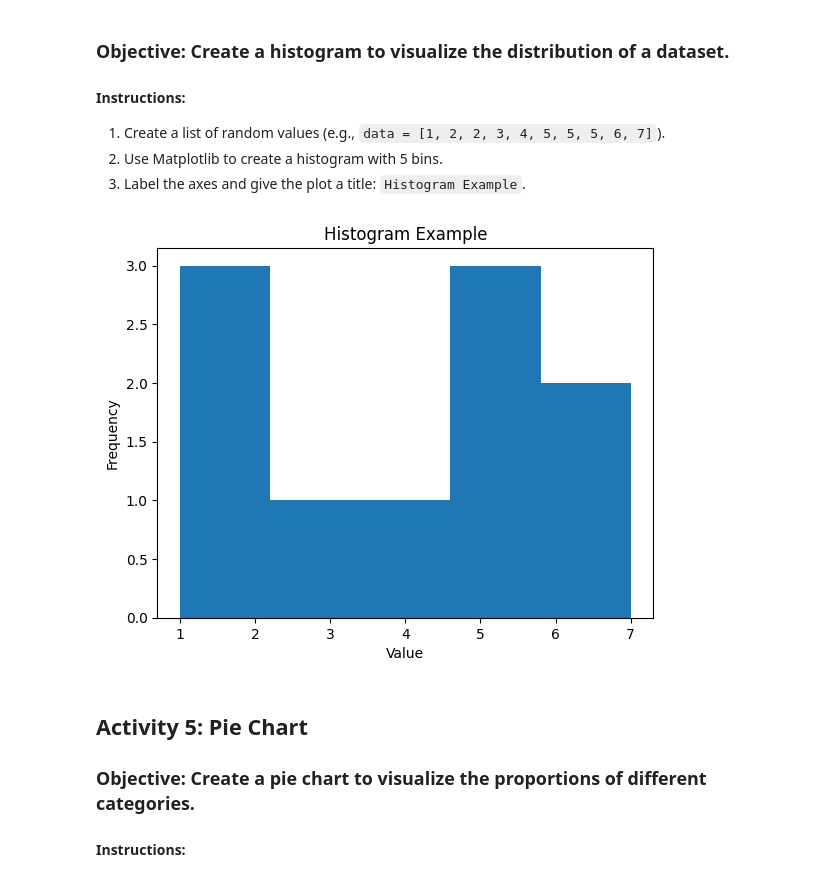
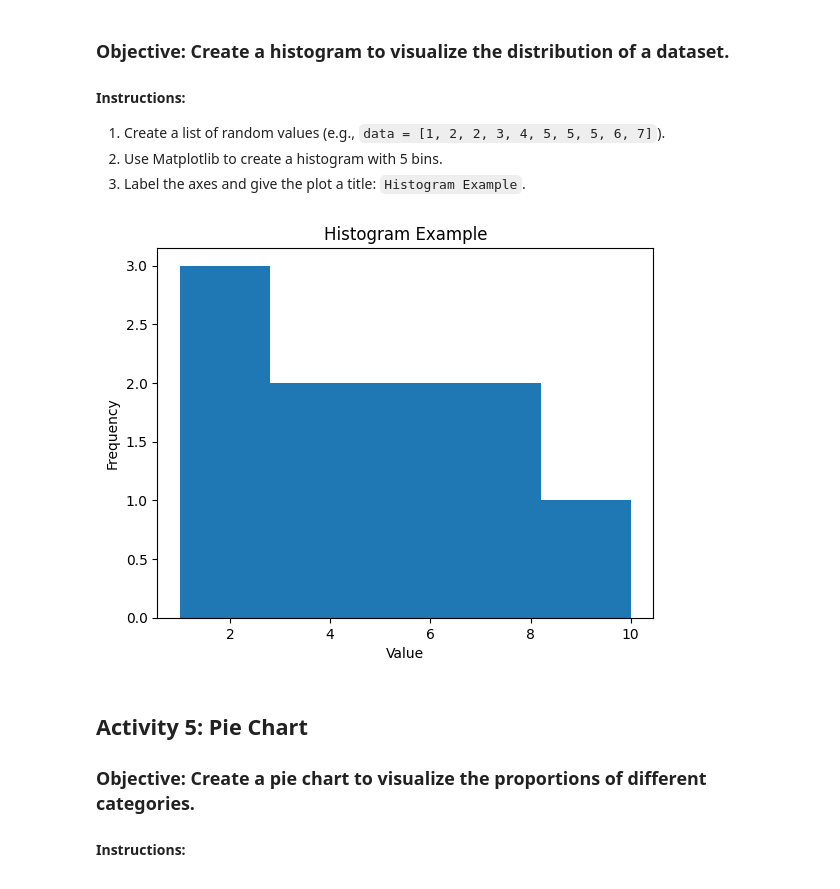
Before and after one commit to HanumappaAK/python-jupyter-template, a Jupyter notebook: activities/1.2-using-matplotlib.ipynb, the cells around one changed output. Drawn from its saved outputs; the diff is of its cells as text; code cells hidden in the pictures.

```diff
--- a/activities/1.2-using-matplotlib.ipynb
+++ b/activities/1.2-using-matplotlib.ipynb
@@ -85,20 +85,20 @@ plt.show()
 3. Label the axes and give the plot a title: `Histogram Example`.
 # %%
 # Data
-data = [1, 2, 2, 3, 4, 5, 5, 5, 6, 7]
+data = [1, 2, 2, 3, 4, 8, 5, 10, 6, 7]
 
 # Create a histogram
 plt.hist(data, bins=5)
 
 # Labeling the axes and the plot
 plt.xlabel('Value')
 plt.ylabel('Frequency')
 plt.title('Histogram Example')
 
 # Show the plot
 plt.show()
 # %% [output]
-[figure, old version]
+[figure, new version]
 # %% [markdown]
 ## Activity 5: Pie Chart
 ### Objective: Create a pie chart to visualize the proportions of different categories.
```
Also changed, not shown: parts of 1 cell of this notebook.
